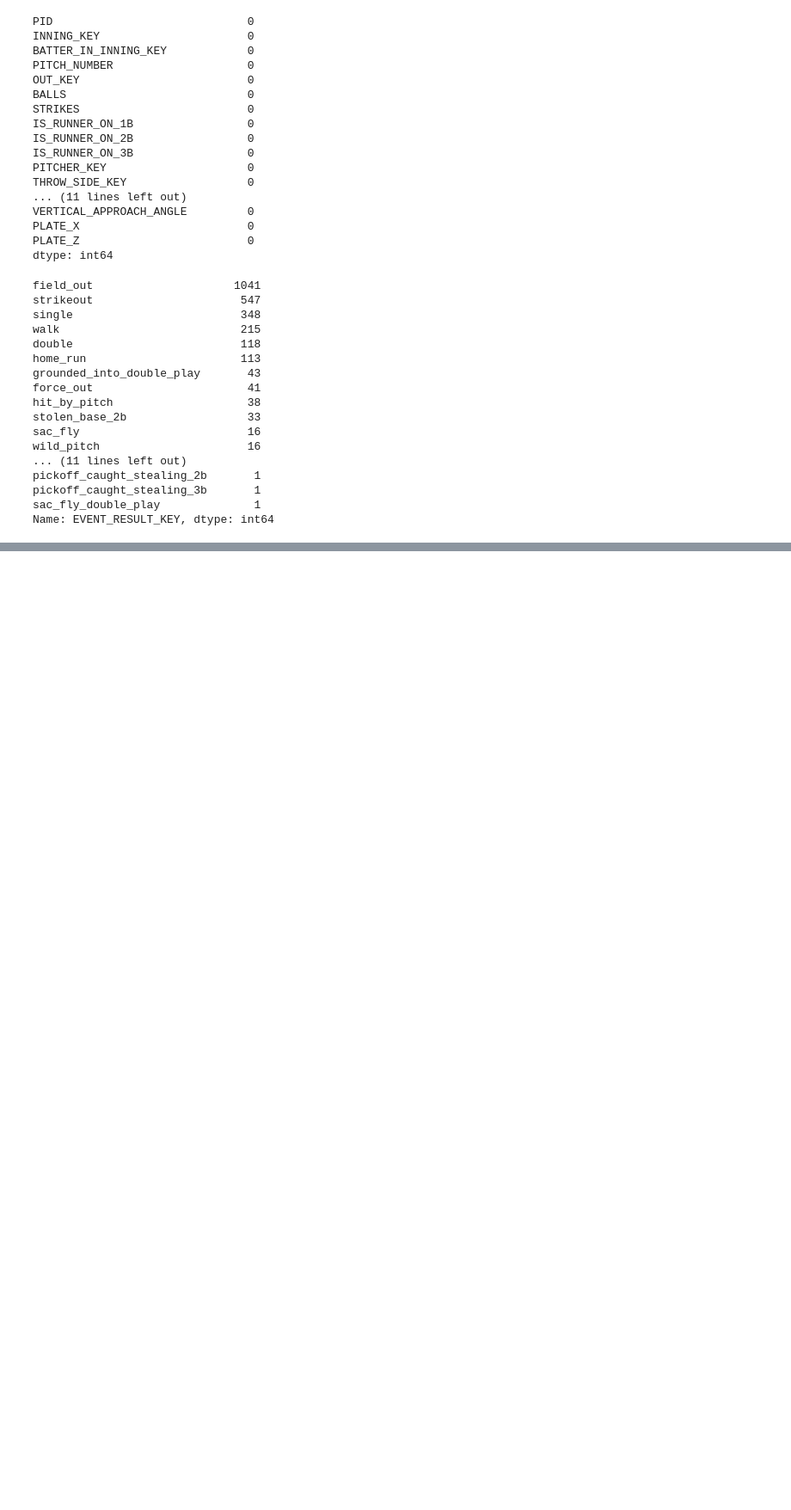
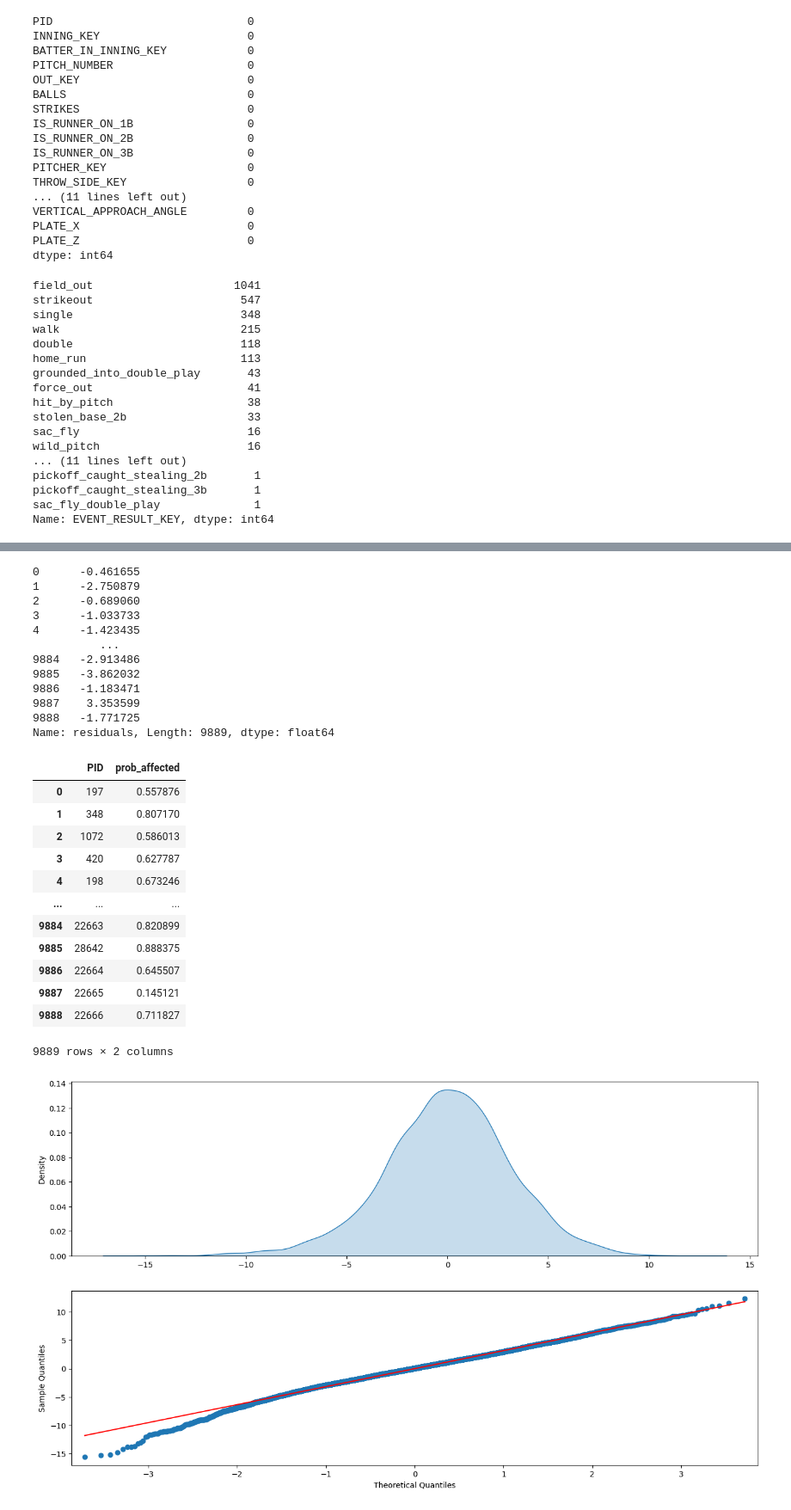
Before and after one commit to sidthakur08/dewpoint-vs-pitch, a Jupyter notebook: exploration.ipynb, the cells around one changed output, grey strips where cells are left out. Shown at 86% size. Cells and saved outputs as stored; diff of their text form; code cells hidden in the pictures; blank space fills up the shorter version.

Commit message:
probs added

```diff
--- a/exploration.ipynb
+++ b/exploration.ipynb
@@ -75,0 +266,71 @@ print(cols)
+# %%
+# Class fitting the Mixed LM for Induced Vertical Break and Horizontal Break each
+class Model:
+    def __init__(self, fit_param, data):
+        self.data = data
+        self.fit_param = fit_param
+
+    def build_model(self, group_col):
+        self.model = smf.mixedlm(self.fit_param, self.data, groups = self.data[group_col])
+        self.results = self.model.fit()
+
+    def get_residuals(self):
+        self.data['residuals'] = self.results.resid
+        return self.data['residuals']
+
+    def compute_prob(self):
+        mean_resid = np.mean(self.data['residuals'])
+        std_resid = np.std(self.data['residuals'])
+
+        self.data['z_score'] = (self.data['residuals'] - mean_resid) / std_resid
+        self.data['prob_affected'] = 1 - self.data['z_score'].apply(norm.cdf)
+
+        return data[['PID','prob_affected']]
+
+    def plot_resid(self):
+        fig, axs = plt.subplots(2, figsize = (16,9))
+        sns.kdeplot(self.results.resid, fill=True, common_norm=True, ax=axs[0])
+        sm.qqplot(self.results.resid, dist=norm, line='s', ax=axs[1])
+    '''
+    def shapiro_test(self):
+        labels = ["Statistic", "p-value"]
+        norm_res = shapiro(self.results.resid)
+
+        for key, val in dict(zip(labels, norm_res)).items():
+            print(key, val)
+    '''
+# %%
+vertical_break = Model("INDUCED_VERTICAL_BREAK ~ SPIN_RATE_ABSOLUTE + RELEASE_SPEED + RELEASE_SIDE + RELEASE_HEIGHT + RELEASE_EXTENSION + HORIZONTAL_APPROACH_ANGLE + VERTICAL_APPROACH_ANGLE", data)
+vertical_break.build_model("PITCHER_KEY")
+print(vertical_break.get_residuals())
+vertical_break.plot_resid()
+prob_vertical = vertical_break.compute_prob()
+display(prob_vertical)
+#vertical_break.shapiro_test()
+# %% [output]
+0      -0.461655
+1      -2.750879
+2      -0.689060
+3      -1.033733
+4      -1.423435
+          ...
+9884   -2.913486
+9885   -3.862032
+9886   -1.183471
+9887    3.353599
+9888   -1.771725
+Name: residuals, Length: 9889, dtype: float64
+|  | PID | prob_affected |
+| 0 | 197 | 0.557876 |
+| 1 | 348 | 0.807170 |
+| 2 | 1072 | 0.586013 |
+| 3 | 420 | 0.627787 |
+| 4 | 198 | 0.673246 |
+| ... | ... | ... |
+| 9884 | 22663 | 0.820899 |
+| 9885 | 28642 | 0.888375 |
+| 9886 | 22664 | 0.645507 |
+| 9887 | 22665 | 0.145121 |
+| 9888 | 22666 | 0.711827 |
+9889 rows × 2 columns
+[figure, added]
```
Also changed, not shown: parts of 17 cells of this notebook.
